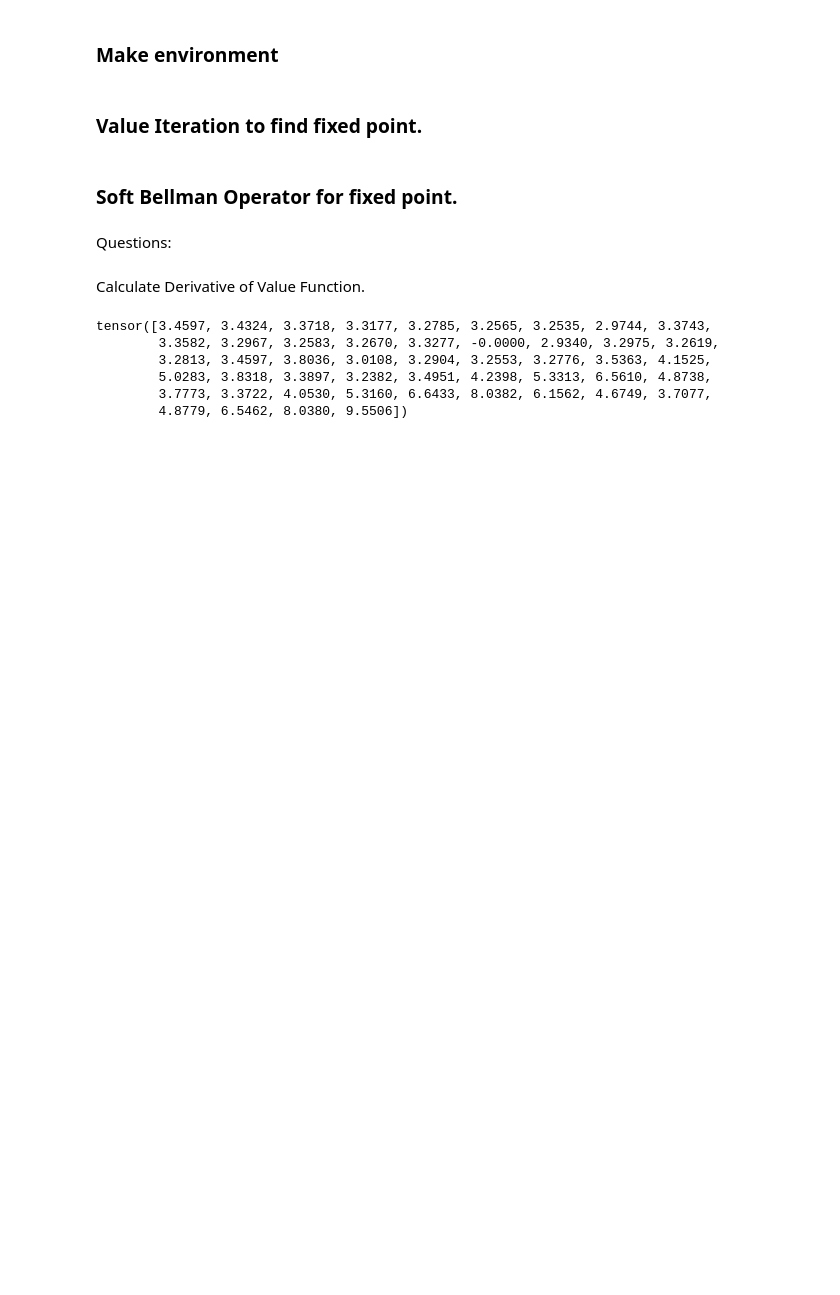
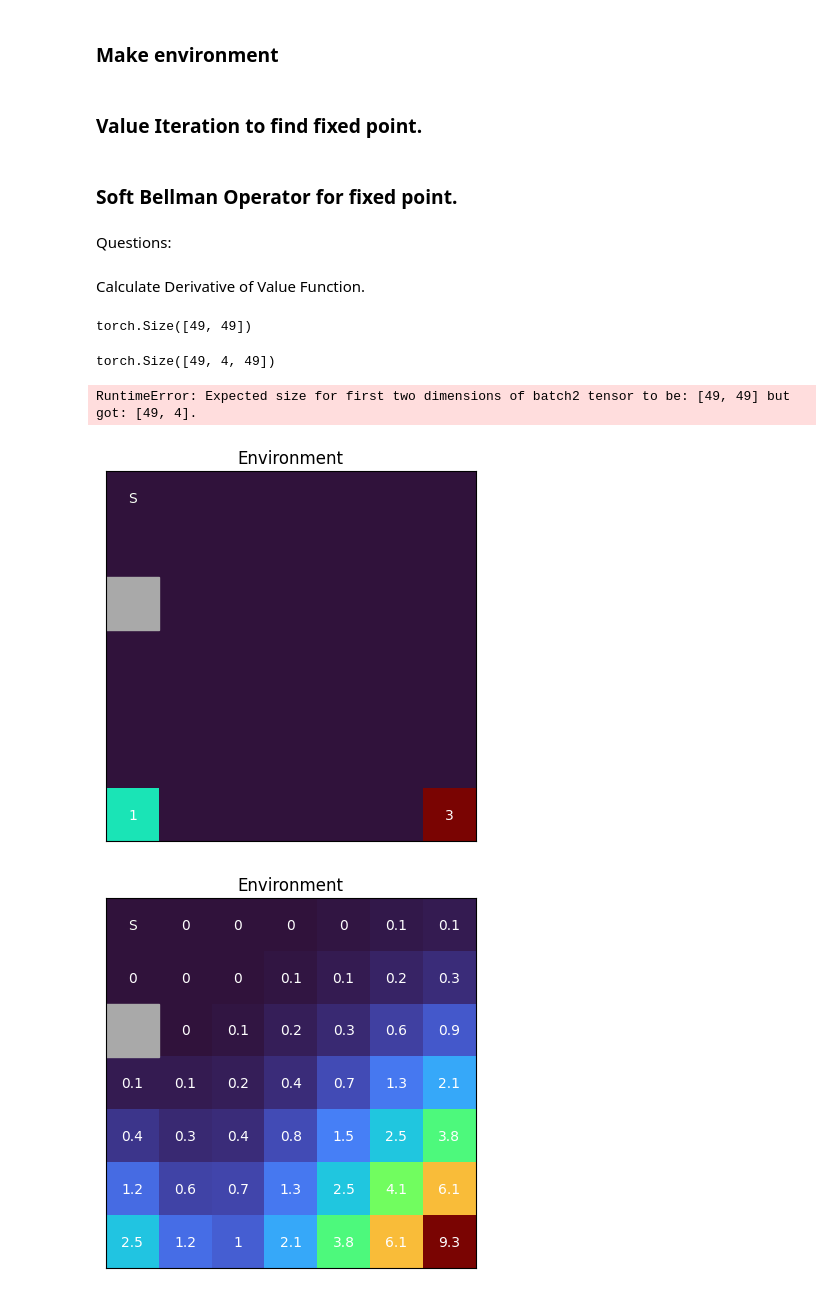
Before and after one commit to ankile/irl-environment-design, a Jupyter notebook: notebooks/08_pn_implicit_diff (1).ipynb, the cells around one changed output. Drawn from its saved outputs; the diff is of its cells as text; code cells hidden in the pictures; blank space fills up the shorter version.

```diff
--- a/notebooks/08_pn_implicit_diff (1).ipynb
+++ b/notebooks/08_pn_implicit_diff (1).ipynb
@@ -161,16 +163,28 @@ psi = soft_bellman_FP_V(R = R_grad, gamma=agent_gamma, T=T_grad, V = V_star_grad
 psi.backward(torch.ones_like(psi))
 # %%
 jacobian = torch.autograd.functional.jacobian(func=soft_bellman_FP_V, inputs=(R_grad, torch.tensor(agent_gamma, dtype = torch.float32), T_grad, V_star_grad))
+# %%
+df_dw_inv.shape
+# %% [output]
+torch.Size([49, 49])
+# %%
+T_grad.grad.shape
+# %% [output]
+torch.Size([49, 4, 49])
 # %%
 df_dw = jacobian[3]
 df_dw_inv = torch.inverse(df_dw)
 
 R_grad_out = - torch.matmul(df_dw_inv, R_grad.grad)
+T_grad_out = - torch.matmul(df_dw_inv, T_grad.grad)
+
 R_grad_out
 # %% [output]
-tensor([3.4597, 3.4324, 3.3718, 3.3177, 3.2785, 3.2565, 3.2535, 2.9744, 3.3743,
-        3.3582, 3.2967, 3.2583, 3.2670, 3.3277, -0.0000, 2.9340, 3.2975, 3.2619,
-        3.2813, 3.4597, 3.8036, 3.0108, 3.2904, 3.2553, 3.2776, 3.5363, 4.1525,
-        5.0283, 3.8318, 3.3897, 3.2382, 3.4951, 4.2398, 5.3313, 6.5610, 4.8738,
-        3.7773, 3.3722, 4.0530, 5.3160, 6.6433, 8.0382, 6.1562, 4.6749, 3.7077,
-        4.8779, 6.5462, 8.0380, 9.5506])
+RuntimeError: Expected size for first two dimensions of batch2 tensor to be: [49, 49] but got: [49, 4].
+# %%
+plot_environment(reward_function=R.detach().numpy().reshape(height, width), wall_states=wall_states)
+plot_environment(reward_function=V_star.detach().numpy().reshape(height, width), wall_states=wall_states)
+plot_environment(reward_function=R_grad_out.detach().numpy().reshape(height, width), wall_states=wall_states)
+# %% [output]
+[figure, added]
+[figure, added]
```
Also changed, not shown: parts of 2 cells of this notebook, 1 other file.
